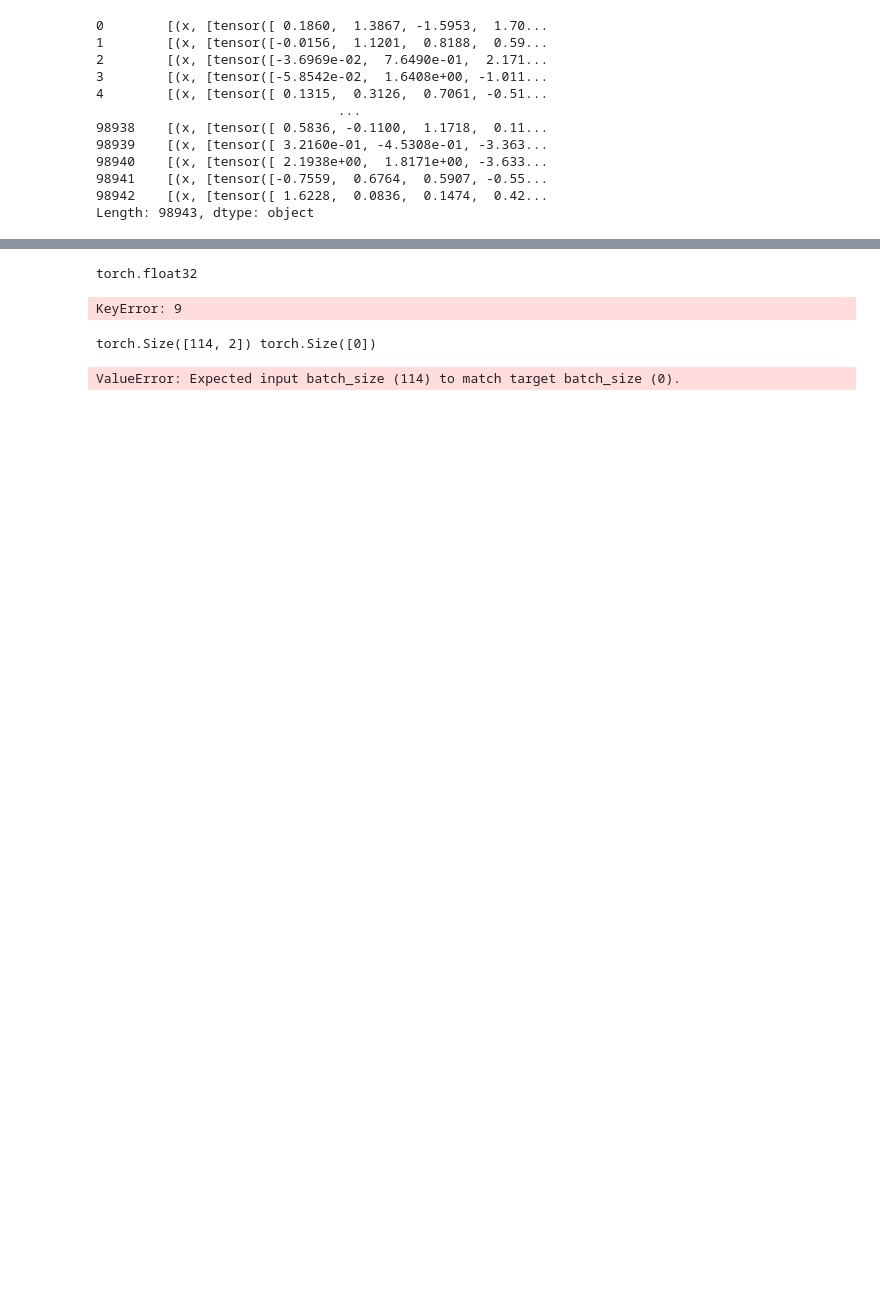
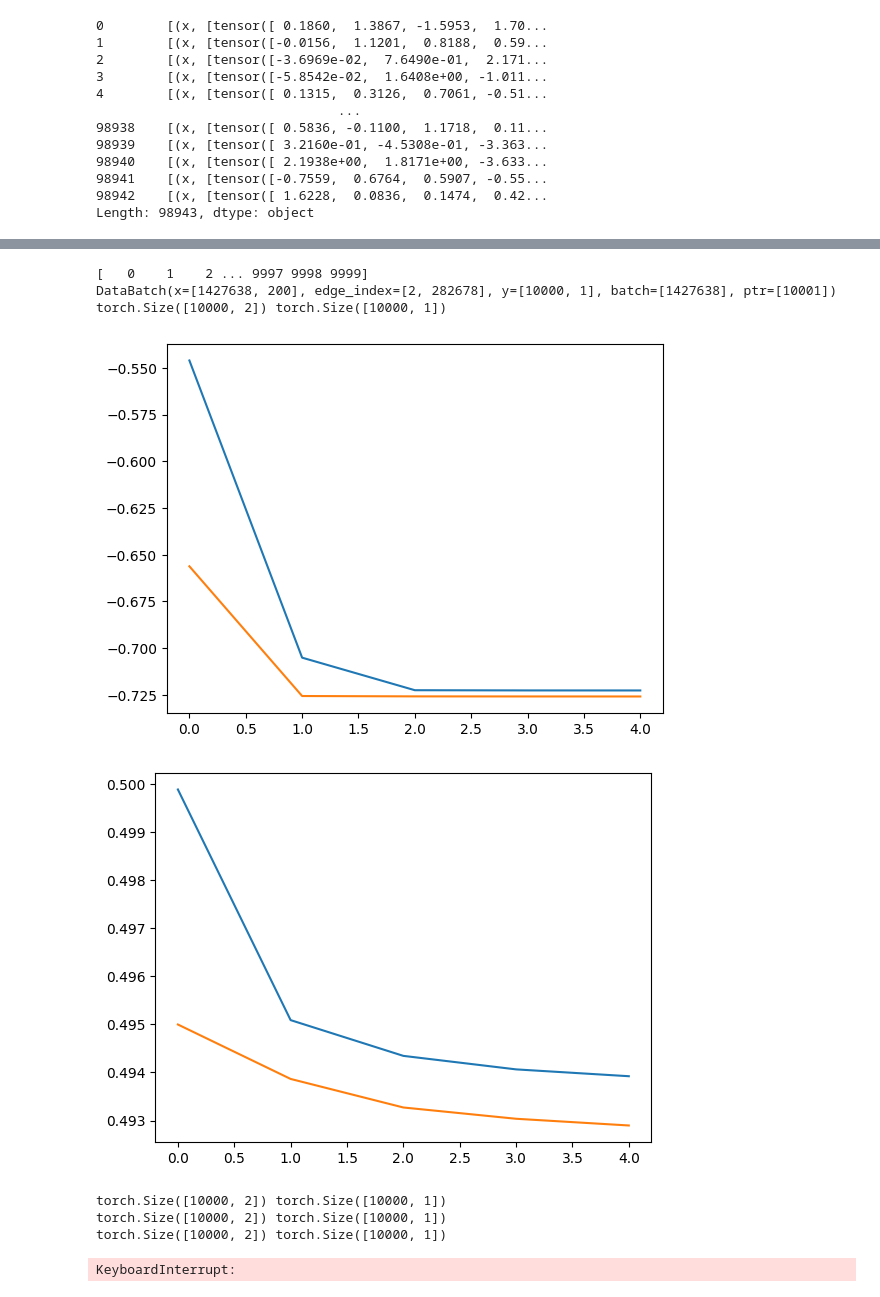
Before and after one commit to shredder67/vk-graphs-case, a Jupyter notebook: Nikita.ipynb, the cells around one changed output, grey strips where cells are left out. Saved outputs shown, nothing was run; the diff lists cells and outputs as text; code cells hidden in the pictures; blank space fills up the shorter version.

```diff
--- a/Nikita.ipynb
+++ b/Nikita.ipynb
@@ -432,39 +418,41 @@ tensor([[9.0000e+00, 3.0000e+00, 9.0000e+00,  ..., 1.4037e+06, 1.4037e+06,
 # %%
 class GraphCollector(nn.Module):
-    def __init__(self, in_features, hid_features, out_features):
+    def __init__(self):
         super().__init__()
-        self.linear_in = nn.Linear(in_features, in_features)
-        self.gcn = geo_nn.GCNConv(in_features, hid_features)
-        self.linear_out = nn.Linear(hid_features, out_features)
+        self.linear1 = nn.Linear(200, 128)
+        self.gcn1 = geo_nn.GCNConv(128, 128)
+        self.linear2 = nn.Linear(128, 64)
+        self.gcn2 = geo_nn.GCNConv(64, 64)
+        self.linear3 = nn.Linear(64, 32)
+        self.gcn3 = geo_nn.GCNConv(32, 32)
+        self.linear4 = nn.Linear(32, 2)
 
     def forward(self, x, edge_index, batch=None):
-        x_hid = F.relu(self.linear_in(x))
-        x_hid = F.relu(self.gcn(x, edge_index))
-        x_out = F.relu(self.linear_out(x_hid))
-        if batch is not None:
-            return F.softmax(scatter_mean(x_out, batch, dim=0), dim=1)
-        else:
-            return F.softmax(x_out, dim=1)
+        x = self.gcn1(F.relu(self.linear1(x)), edge_index)
+        x = self.gcn2(F.relu(self.linear2(x)), edge_index)
+        x = self.gcn3(F.relu(self.linear3(x)), edge_index)
+        x = self.linear4(x)
+        return F.softmax(scatter_mean(x, batch, dim=0), dim=1)
 
-gnn = GraphCollector(200, 100, 2)
+gnn = GraphCollector()
 # %%
 from torch_geometric.loader import DataLoader
-mask = np.random.choice(new_df.shape[0], size=new_df.shape[0], replace=False)
+mask = np.random.choice(graph_sequences.shape[0], size=graph_sequences.shape[0], replace=False)
 ratio = int(0.8 * len(mask))
-dataloaders = {"train": DataLoader(new_df[mask[:ratio]].values, batch_size=10_000),
-                "val": DataLoader(new_df[mask[ratio:]].values, batch_size=10_000)}
+dataloaders = {"train": DataLoader(graph_sequences[mask[:ratio]].values, batch_size=10_000),
+                "val": DataLoader(graph_sequences[mask[ratio:]].values, batch_size=10_000)}
 #X_train, X_val = np.vstack(new_df[mask[:ratio]].values), np.vstack(new_df[mask[ratio:]].values)
 #y_train, y_val = targets[mask[:ratio]], targets[mask[ratio:]]
-# %%
-i.edge_index.dtype
-# %% [output]
-torch.float32
 # %%
+dataset_cnt = 0
 for i in dataloaders["train"]:
+    print(np.unique(i.batch))
     out = gnn(i.x, i.edge_index, i.batch)
-    print(i, out.shape)
+    print(i, out.shape, i.y.shape)
+    break
 # %% [output]
-KeyError: 9
+[   0    1    2 ... 9997 9998 9999]
+DataBatch(x=[1427638, 200], edge_index=[2, 282678], y=[10000, 1], batch=[1427638], ptr=[10001]) torch.Size([10000, 2]) torch.Size([10000, 1])
 # %%
 from sklearn.metrics import roc_auc_score
 from collections import defaultdict
@@ -488,38 +476,42 @@ def train(model, dataloaders, epochs=100, class_weights=None, verbose=False, lr=
         model.train()
         for data in dataloaders["train"]:
             optimizer.zero_grad()
-            out = model(data.x, data.edge_index)
+            out = model(data.x, data.edge_index, data.batch)
             print(out.shape, data.y.shape)
-            l = loss(out, data.y.long())
+            l = loss(out, data.y[:, 0])
             losses.append(l.item())
             l.backward()
             optimizer.step()
             roc_aucs.append(roc_auc_score(data.y, out[:, 1].detach()))
         auc_history["train"].append(np.mean(roc_aucs))
         loss_history["train"].append(np.mean(losses))
 
         roc_aucs = []
         losses = []
         model.eval()
         for data in dataloaders["val"]:
-            out = model(data.x, data.edge_index)
-            l = loss(out, data.y.long())
+            out = model(data.x, data.edge_index, data.batch)
+            l = loss(out, data.y[:, 0])
             losses.append(l.item())
             roc_aucs.append(roc_auc_score(data.y, out[:, 1].detach()))
         auc_history["val"].append(np.mean(roc_aucs))
         loss_history["val"].append(np.mean(losses))
 
         clear_output(wait=True)
 
         plt.plot(range(len(loss_history["train"])), loss_history["train"], label="train")
         plt.plot(range(len(loss_history["val"])), loss_history["val"], label="val")
         plt.show()
 
         plt.plot(range(len(auc_history["train"])), auc_history["train"], label="train")
         plt.plot(range(len(auc_history["val"])), auc_history["val"], label="val")
         plt.show()
     return score
 score = train(gnn, dataloaders)
 # %% [output]
+[figure, added]
+[figure, added]
-torch.Size([114, 2]) torch.Size([0])
+torch.Size([10000, 2]) torch.Size([10000, 1])
+torch.Size([10000, 2]) torch.Size([10000, 1])
+torch.Size([10000, 2]) torch.Size([10000, 1])
-ValueError: Expected input batch_size (114) to match target batch_size (0).
+KeyboardInterrupt:
```
Also changed, not shown: parts of 54 cells of this notebook, 21 other files.
